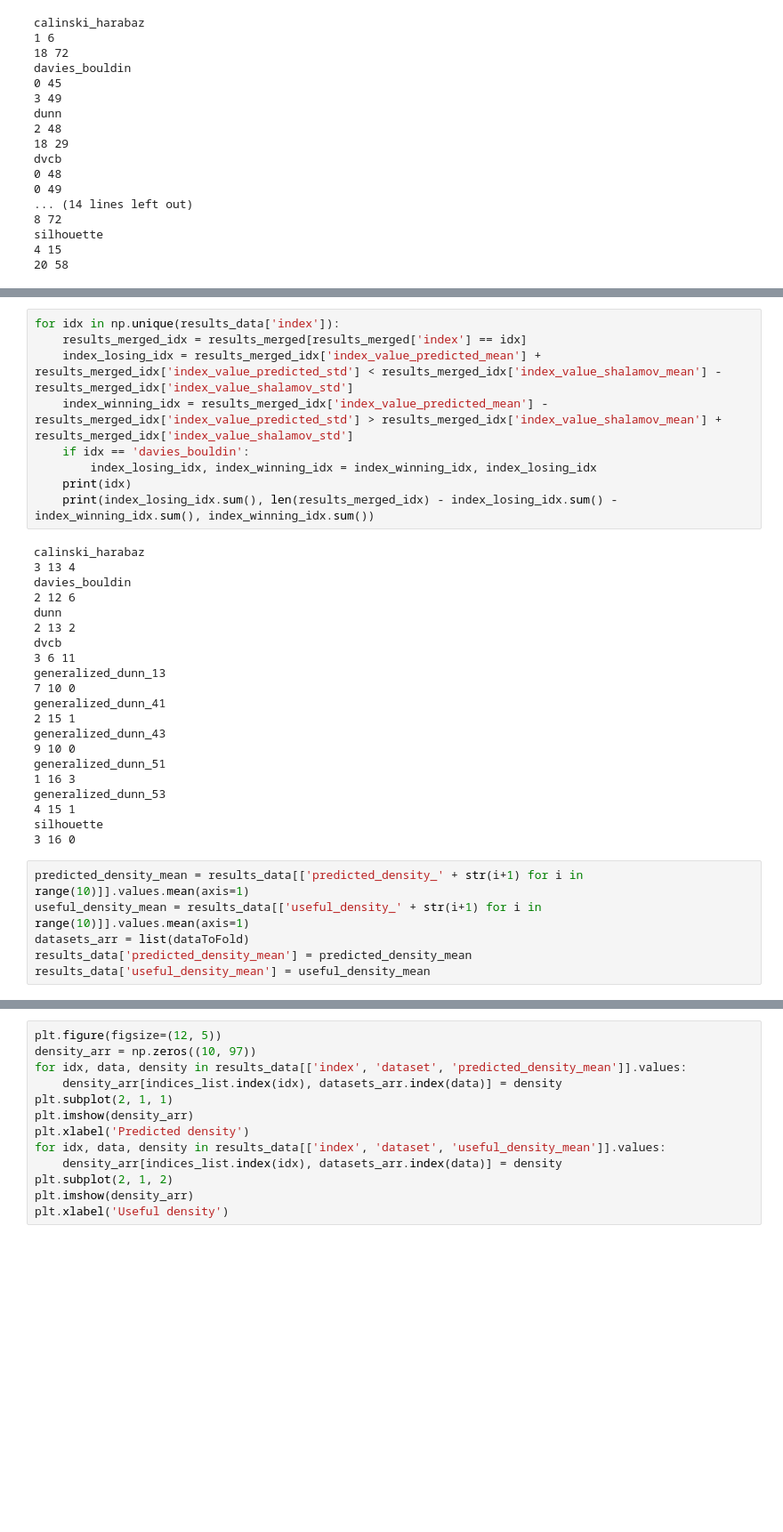
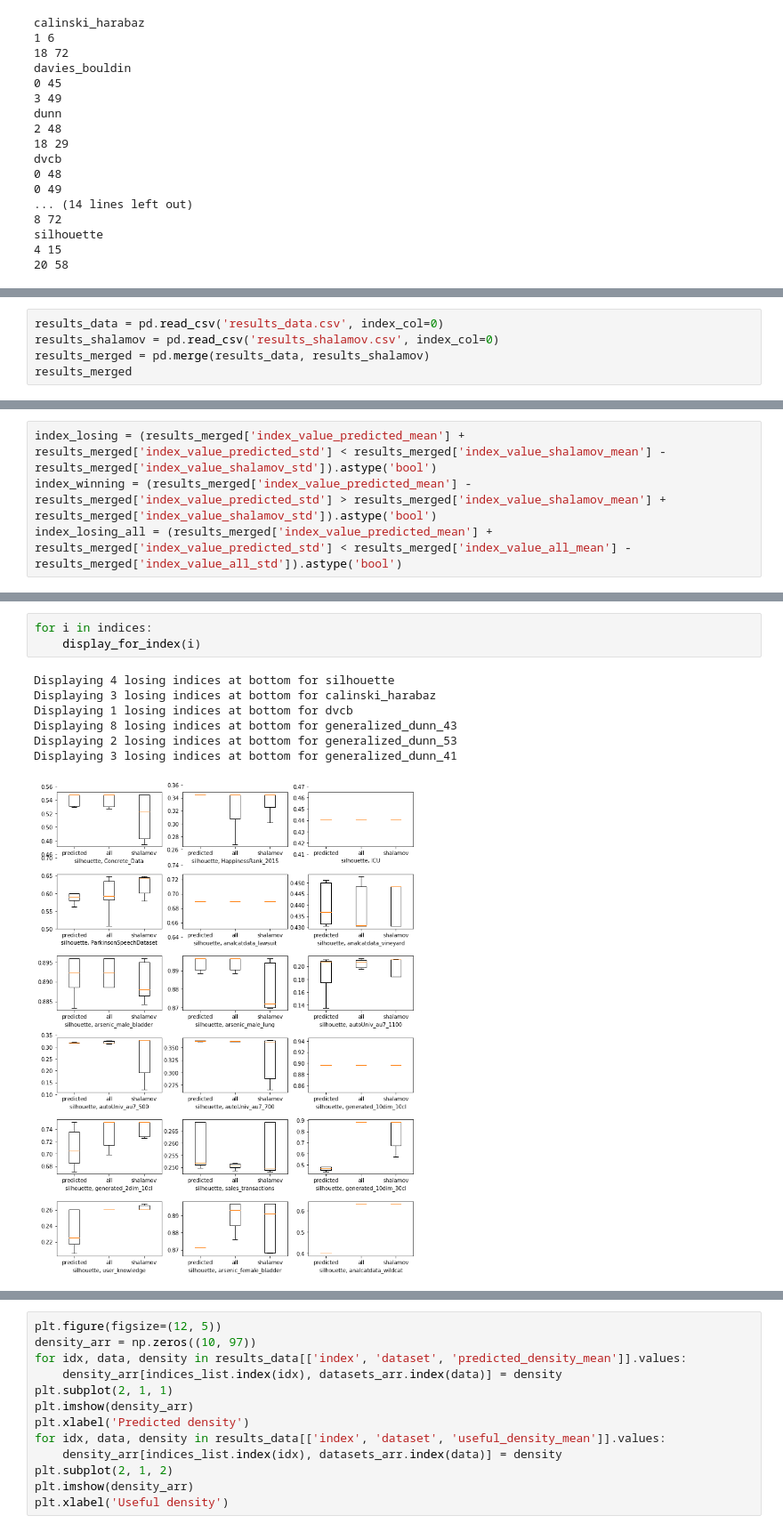
Before and after one commit to dimatomp/EvolutionaryClustering, a Jupyter notebook: MutationMining.ipynb, the cells around one changed output, grey strips where cells are left out. Shown at 89% size. Cells and saved outputs as stored; diff of their text form; blank space fills up the shorter version.

```diff
--- a/MutationMining.ipynb
+++ b/MutationMining.ipynb
@@ -753,0 +699,5 @@ column_lists
+# %%
+results_data = pd.read_csv('results_data.csv', index_col=0)
+results_shalamov = pd.read_csv('results_shalamov.csv', index_col=0)
+results_merged = pd.merge(results_data, results_shalamov)
+results_merged
@@ -754 +723,5 @@ column_lists
+# %%
+index_losing = (results_merged['index_value_predicted_mean'] + results_merged['index_value_predicted_std'] < results_merged['index_value_shalamov_mean'] - results_merged['index_value_shalamov_std']).astype('bool')
+index_winning = (results_merged['index_value_predicted_mean'] - results_merged['index_value_predicted_std'] > results_merged['index_value_shalamov_mean'] + results_merged['index_value_shalamov_std']).astype('bool')
+index_losing_all = (results_merged['index_value_predicted_mean'] + results_merged['index_value_predicted_std'] < results_merged['index_value_all_mean'] - results_merged['index_value_all_std']).astype('bool')
 # %%
@@ -772,36 +760,11 @@ for i, col in enumerate(col_indices):
-# %%
-for idx in np.unique(results_data['index']):
-    results_merged_idx = results_merged[results_merged['index'] == idx]
-    index_losing_idx = results_merged_idx['index_value_predicted_mean'] + results_merged_idx['index_value_predicted_std'] < results_merged_idx['index_value_shalamov_mean'] - results_merged_idx['index_value_shalamov_std']
-    index_winning_idx = results_merged_idx['index_value_predicted_mean'] - results_merged_idx['index_value_predicted_std'] > results_merged_idx['index_value_shalamov_mean'] + results_merged_idx['index_value_shalamov_std']
-    if idx == 'davies_bouldin':
-        index_losing_idx, index_winning_idx = index_winning_idx, index_losing_idx
-    print(idx)
-    print(index_losing_idx.sum(), len(results_merged_idx) - index_losing_idx.sum() - index_winning_idx.sum(), index_winning_idx.sum())
-# %% [output]
-calinski_harabaz
-3 13 4
-davies_bouldin
-2 12 6
-dunn
-2 13 2
-dvcb
-3 6 11
-generalized_dunn_13
-7 10 0
-generalized_dunn_41
-2 15 1
-generalized_dunn_43
-9 10 0
-generalized_dunn_51
-1 16 3
-generalized_dunn_53
-4 15 1
-silhouette
-3 16 0
-# %%
-predicted_density_mean = results_data[['predicted_density_' + str(i+1) for i in range(10)]].values.mean(axis=1)
-useful_density_mean = results_data[['useful_density_' + str(i+1) for i in range(10)]].values.mean(axis=1)
-datasets_arr = list(dataToFold)
-results_data['predicted_density_mean'] = predicted_density_mean
-results_data['useful_density_mean'] = useful_density_mean
+# %%
+for i in indices:
+    display_for_index(i)
+# %% [output]
+Displaying 4 losing indices at bottom for silhouette
+Displaying 3 losing indices at bottom for calinski_harabaz
+Displaying 1 losing indices at bottom for dvcb
+Displaying 8 losing indices at bottom for generalized_dunn_43
+Displaying 2 losing indices at bottom for generalized_dunn_53
+Displaying 3 losing indices at bottom for generalized_dunn_41
+[figure, added]
```
Also changed, not shown: parts of 10 cells of this notebook.
